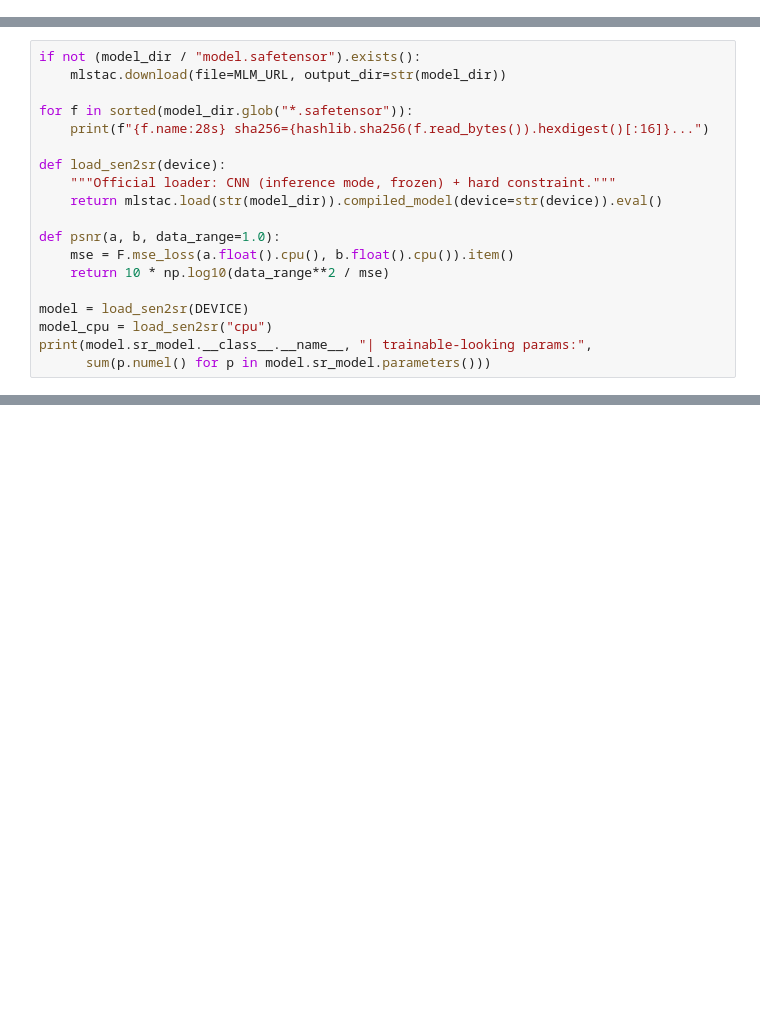
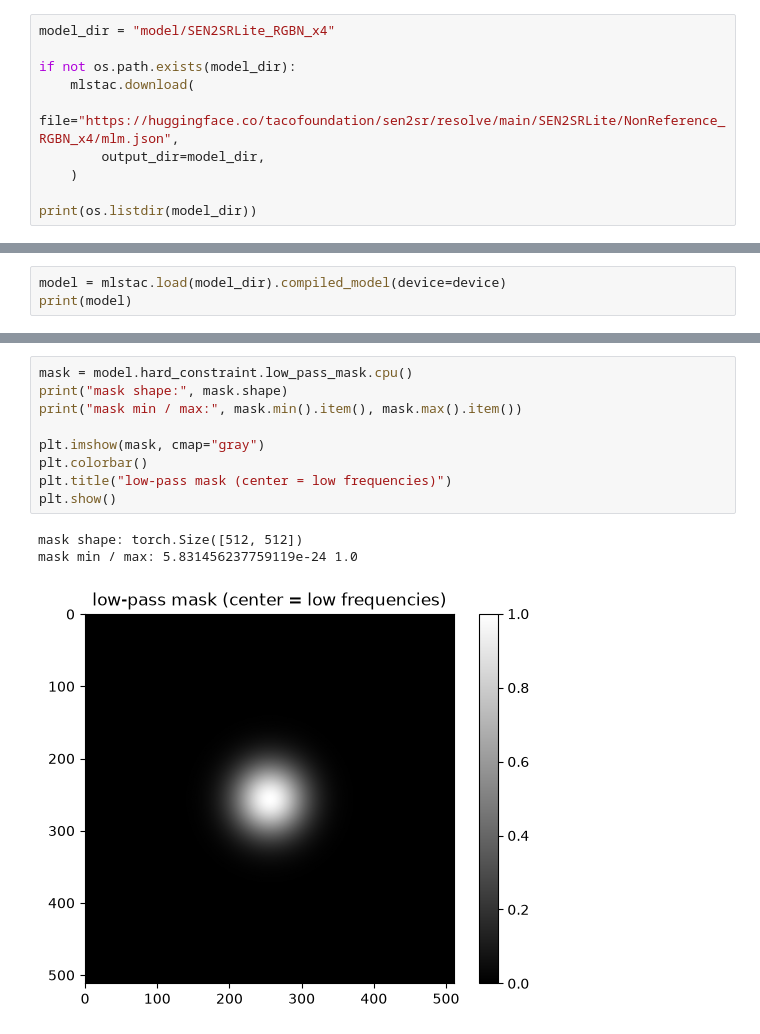
Before and after one commit to Mannat-Makwana/SEN2SR_Model, a Jupyter notebook: phase0_model_check.ipynb, the cells around one changed output, grey strips where cells are left out. Drawn from its saved outputs; the diff is of its cells as text; blank space fills up the shorter version.

```diff
--- a/phase0_model_check.ipynb
+++ b/phase0_model_check.ipynb
@@ -46,0 +33,10 @@ torch 2.14.1 | sen2sr 0.8.5 | device mps
+# %%
+model_dir = "model/SEN2SRLite_RGBN_x4"
+
+if not os.path.exists(model_dir):
+    mlstac.download(
+        file="https://huggingface.co/tacofoundation/sen2sr/resolve/main/SEN2SRLite/NonReference_RGBN_x4/mlm.json",
+        output_dir=model_dir,
+    )
+
+print(os.listdir(model_dir))
@@ -47,20 +45,4 @@ torch 2.14.1 | sen2sr 0.8.5 | device mps
 # %%
-if not (model_dir / "model.safetensor").exists():
-    mlstac.download(file=MLM_URL, output_dir=str(model_dir))
-
-for f in sorted(model_dir.glob("*.safetensor")):
-    print(f"{f.name:28s} sha256={hashlib.sha256(f.read_bytes()).hexdigest()[:16]}...")
-
-def load_sen2sr(device):
-    """Official loader: CNN (inference mode, frozen) + hard constraint."""
-    return mlstac.load(str(model_dir)).compiled_model(device=str(device)).eval()
-
-def psnr(a, b, data_range=1.0):
-    mse = F.mse_loss(a.float().cpu(), b.float().cpu()).item()
-    return 10 * np.log10(data_range**2 / mse)
-
-model = load_sen2sr(DEVICE)
-model_cpu = load_sen2sr("cpu")
-print(model.sr_model.__class__.__name__, "| trainable-looking params:",
-      sum(p.numel() for p in model.sr_model.parameters()))
+model = mlstac.load(model_dir).compiled_model(device=device)
+print(model)
 # %% [output]
@@ -361,0 +169,13 @@ PASS  20 real SEN2NAIP tiles: 484x484, finite, band means preserved
+# %%
+mask = model.hard_constraint.low_pass_mask.cpu()
+print("mask shape:", mask.shape)
+print("mask min / max:", mask.min().item(), mask.max().item())
+
+plt.imshow(mask, cmap="gray")
+plt.colorbar()
+plt.title("low-pass mask (center = low frequencies)")
+plt.show()
+# %% [output]
+mask shape: torch.Size([512, 512])
+mask min / max: 5.831456237759119e-24 1.0
+[figure, added]
```
Also changed, not shown: parts of 51 cells of this notebook, 2 other files.
